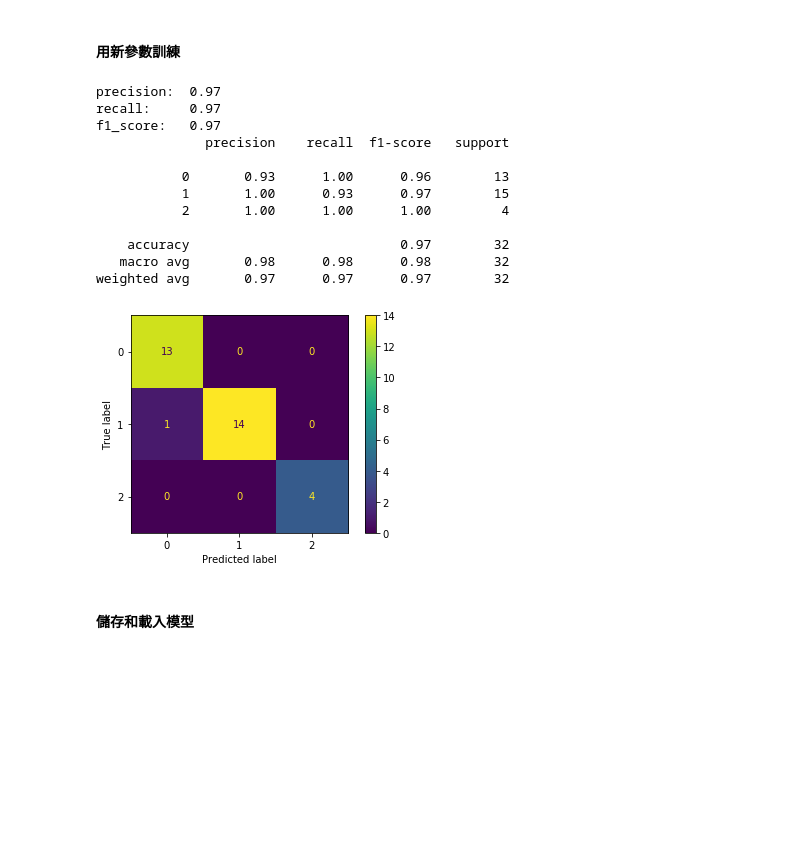
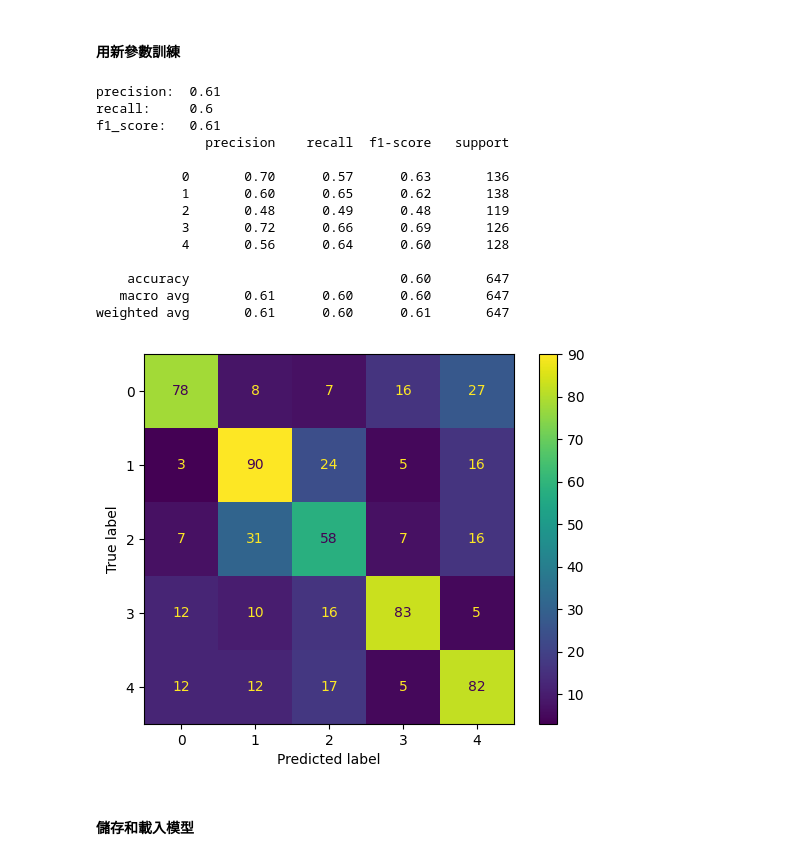
Before and after one commit to KanoWuTW/112-1-NLP-code-comparison, a Jupyter notebook: W11 分類.ipynb, the cells around one changed output. Saved outputs shown, nothing was run; the diff lists cells and outputs as text; code cells hidden in the pictures; blank space fills up the shorter version.

```diff
--- a/W11 分類.ipynb
+++ b/W11 分類.ipynb
@@ -182,7 +206,7 @@ from sklearn.preprocessing import MinMaxScaler
 df_normalized = df.copy()
 
 ## 這裡做資料正規化，將資料縮放到0-1之間
-for col in df_normalized.iloc[:, :-1].columns:
+for col in df_normalized.iloc[:, 1:].columns:
     df_normalized[col] = MinMaxScaler(feature_range=(0,1)).fit_transform(np.array(df_normalized[col]).reshape(-1,1))
 
 df_normalized
@@ -209,8 +237,8 @@ df_normalized
 from sklearn.feature_selection import mutual_info_classif
 
 ## 因要使用統計方法比較特徵跟類別間的關係，故須先定義特徵(X)和類別(y)
-X = df.iloc[:, :-1]
-y = df.iloc[:, -1]
+X = df.iloc[:, 1:]
+y = df.iloc[:, 0]
 
 ## 介於0-1之間， 0：表示兩組數據相互獨立，1：表示兩組數據完全相關，結果值大於0的特徵(與標籤相關的特徵)
 feature_scores = mutual_info_classif(X, y, random_state=0)
@@ -218,7 +246,7 @@ feature_scores = mutual_info_classif(X, y, random_state=0)
 ## 找出最高分的特徵，0.4是隨機設置的值，可以調整，或是只要前幾高就好也可以
 high_score_features = []
 for score, f_name in zip(feature_scores, X.columns):
-    if score >= 0.4:
+    if score >= 0.05:
         high_score_features.append(f_name)
 
 ## 已經找出最相關的特徵，這裡只掉只要這些欄位。先不跟y(類別)合併，下面有要用到分開的地方
@@ -241,13 +269,13 @@ df_mic
 # %%
 ## 做特徵縮放後的資料的特徵篩選
-X = df_normalized.iloc[:, :-1]
+X = df_normalized.iloc[:, 1:]
 
 ## 介於0-1之間， 0：表示兩組數據相互獨立，1：表示兩組數據完全相關，結果值大於0的特徵(與標籤相關的特徵)
 feature_scores = mutual_info_classif(X, y, random_state=0)
 
 high_score_features = []
 for score, f_name in zip(feature_scores, X.columns):
-    if score >= 0.4:
+    if score >= 0.05:
         high_score_features.append(f_name)
 df_normalized_mic = X[high_score_features]
 df_normalized_mic
@@ -270,8 +298,8 @@ df_normalized_mic
 # %%
 from sklearn.model_selection import train_test_split
 
-X_train, X_test, y_train, y_test = train_test_split(df_mic.iloc[:, :-1], y, test_size=0.2, random_state=1)
-X_train_nm, X_test_nm, y_train_nm, y_test_nm = train_test_split(df_normalized_mic.iloc[:, :-1], y, test_size=0.2, random_state=1)
+X_train, X_test, y_train, y_test = train_test_split(df_mic.iloc[:, :-1], y, test_size=0.3, random_state=1)
+X_train_nm, X_test_nm, y_train_nm, y_test_nm = train_test_split(df_normalized_mic.iloc[:, :-1], y, test_size=0.3, random_state=1)
 # %% [markdown]
 ## 模型訓練與評估
 # %% [markdown]
@@ -505,37 +563,39 @@ tuned_results_df.head()
 # %% [markdown]
 #### 用新參數訓練
 # %%
-svm_clf = SVC(kernel='rbf', gamma=10, C=1)
+svm_clf = SVC(kernel='rbf', gamma=0.1, C=1)
 svm_clf.fit(X_train_nm, y_train_nm)
 y_pred = svm_clf.predict(X_test_nm)
 
 ## 調參後f1 score進步0.67
 print("precision: ", round(precision_score(y_test_nm, y_pred, average='weighted'), 2))
 print("recall:    ", round(recall_score(y_test_nm, y_pred, average='weighted'), 2))
 print("f1_score:  ", round(f1_score(y_test_nm, y_pred, average='weighted'), 2))
-target_names = ["0","1","2"]
+target_names = ["0","1","2","3","4"]
 print(classification_report(y_test_nm, y_pred, target_names=target_names))
 
 confusion_matrix_ = confusion_matrix(y_test_nm, y_pred)
 cm_display = ConfusionMatrixDisplay(confusion_matrix=confusion_matrix_,
                                     display_labels=target_names)
 
 cm_display.plot()
 plt.show()
 # %% [output]
-precision:  0.97
-recall:     0.97
-f1_score:   0.97
+precision:  0.61
+recall:     0.6
+f1_score:   0.61
               precision    recall  f1-score   support
 
-           0       0.93      1.00      0.96        13
-           1       1.00      0.93      0.97        15
-           2       1.00      1.00      1.00         4
+           0       0.70      0.57      0.63       136
+           1       0.60      0.65      0.62       138
+           2       0.48      0.49      0.48       119
+           3       0.72      0.66      0.69       126
+           4       0.56      0.64      0.60       128
 
-    accuracy                           0.97        32
-   macro avg       0.98      0.98      0.98        32
-weighted avg       0.97      0.97      0.97        32
+    accuracy                           0.60       647
+   macro avg       0.61      0.60      0.60       647
+weighted avg       0.61      0.60      0.61       647
-[figure, old version]
+[figure, new version]
 # %% [markdown]
 #### 儲存和載入模型
 # %%
```
Also changed, not shown: parts of 35 cells of this notebook.
